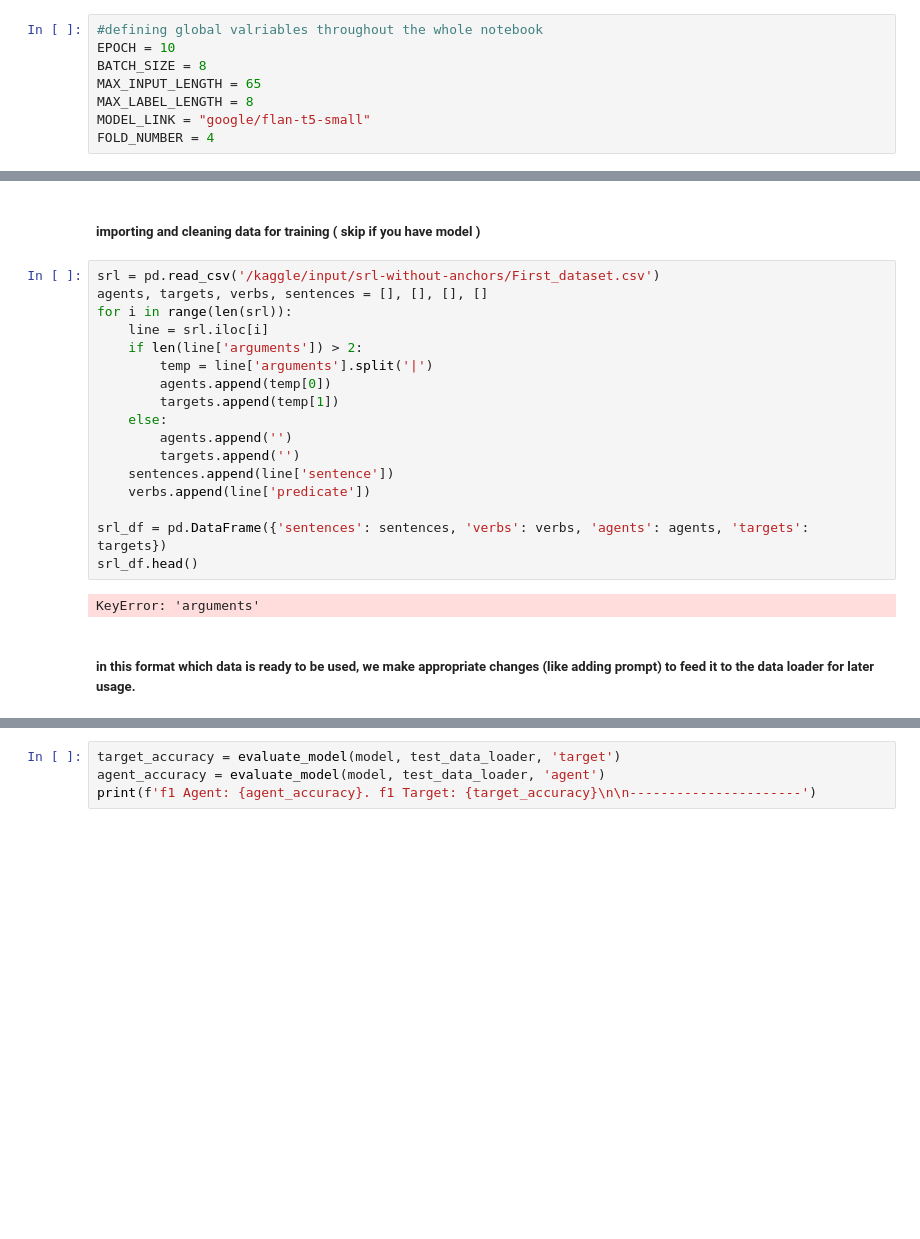
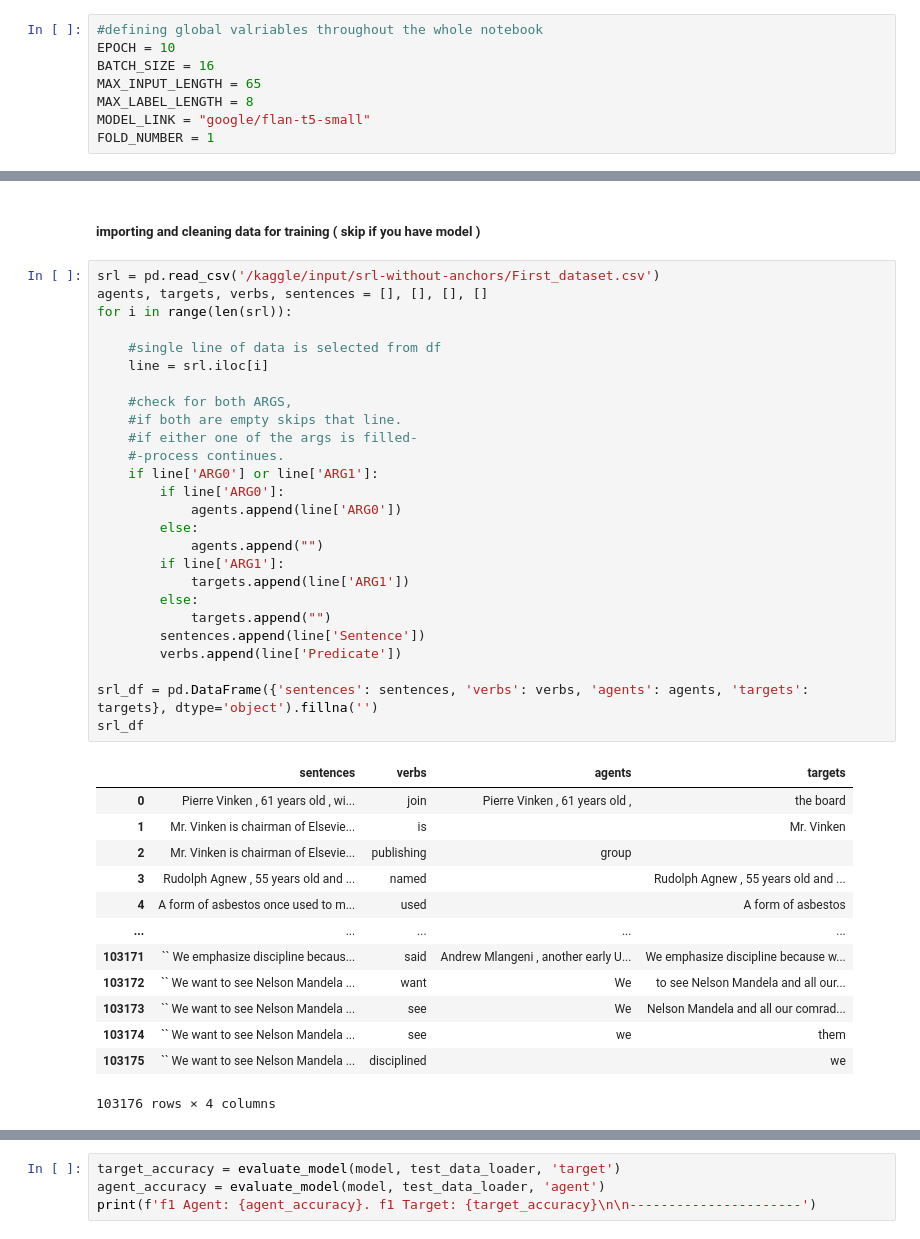
Before and after one commit to houman-nr/vigilant-umbrella, a Jupyter notebook: accuracy-explorer-4-t5.ipynb, the cells around one changed output, grey strips where cells are left out. Drawn from its saved outputs; the diff is of its cells as text; blank space fills up the shorter version.

Commit message:
fold 0 and 4 are done

```diff
--- a/accuracy-explorer-4-t5.ipynb
+++ b/accuracy-explorer-4-t5.ipynb
@@ -33,11 +34,11 @@ from itertools import zip_longest
 # %%
 #defining global valriables throughout the whole notebook
 EPOCH = 10
-BATCH_SIZE = 8
+BATCH_SIZE = 16
 MAX_INPUT_LENGTH = 65
 MAX_LABEL_LENGTH = 8
 MODEL_LINK = "google/flan-t5-small"
-FOLD_NUMBER = 4
+FOLD_NUMBER = 1
 # %%
 tokenizer = T5Tokenizer.from_pretrained(MODEL_LINK, legacy=False)
 model = T5ForConditionalGeneration.from_pretrained(MODEL_LINK).to('cuda')
@@ -418,24 +393,43 @@ def train_data(data_loader, v_data_loader):
 # %%
 srl = pd.read_csv('/kaggle/input/srl-without-anchors/First_dataset.csv')
 agents, targets, verbs, sentences = [], [], [], []
 for i in range(len(srl)):
+
+    #single line of data is selected from df
     line = srl.iloc[i]
-    if len(line['arguments']) > 2:
-        temp = line['arguments'].split('|')
-        agents.append(temp[0])
-        targets.append(temp[1])
-    else:
-        agents.append('')
-        targets.append('')
-    sentences.append(line['sentence'])
-    verbs.append(line['predicate'])
 
-srl_df = pd.DataFrame({'sentences': sentences, 'verbs': verbs, 'agents': agents, 'targets': targets})
-srl_df.head()
+    #check for both ARGS,
+    #if both are empty skips that line.
+    #if either one of the args is filled-
+    #-process continues.
+    if line['ARG0'] or line['ARG1']:
+        if line['ARG0']:
+            agents.append(line['ARG0'])
+        else:
+            agents.append("")
+        if line['ARG1']:
+            targets.append(line['ARG1'])
+        else:
+            targets.append("")
+        sentences.append(line['Sentence'])
+        verbs.append(line['Predicate'])
+
+srl_df = pd.DataFrame({'sentences': sentences, 'verbs': verbs, 'agents': agents, 'targets': targets}, dtype='object').fillna('')
+srl_df
 # %% [output]
+|  | sentences | verbs | agents | targets |
+| 0 | Pierre Vinken , 61 years old , wi... | join | Pierre Vinken , 61 years old , | the board |
+| 1 | Mr. Vinken is chairman of Elsevie... | is |  | Mr. Vinken |
+| 2 | Mr. Vinken is chairman of Elsevie... | publishing | group |  |
+| 3 | Rudolph Agnew , 55 years old and ... | named |  | Rudolph Agnew , 55 years old and ... |
+| 4 | A form of asbestos once used to m... | used |  | A form of asbestos |
+| ... | ... | ... | ... | ... |
+| 103171 | `` We emphasize discipline becaus... | said | Andrew Mlangeni , another early U... | We emphasize discipline because w... |
+| 103172 | `` We want to see Nelson Mandela ... | want | We | to see Nelson Mandela and all our... |
+| 103173 | `` We want to see Nelson Mandela ... | see | We | Nelson Mandela and all our comrad... |
+| 103174 | `` We want to see Nelson Mandela ... | see | we | them |
+| 103175 | `` We want to see Nelson Mandela ... | disciplined |  | we |
-KeyError: 'arguments'
+103176 rows × 4 columns
-# %% [markdown]
-##### in this format which data is ready to be used, we make appropriate changes (like adding prompt) to feed it to the data loader for later usage.
 # %%
 agent_prompts, agents, target_prompts, targets = [], [], [], []
 for i in range(len(srl_df)):
```
Also changed, not shown: parts of 27 cells of this notebook.
